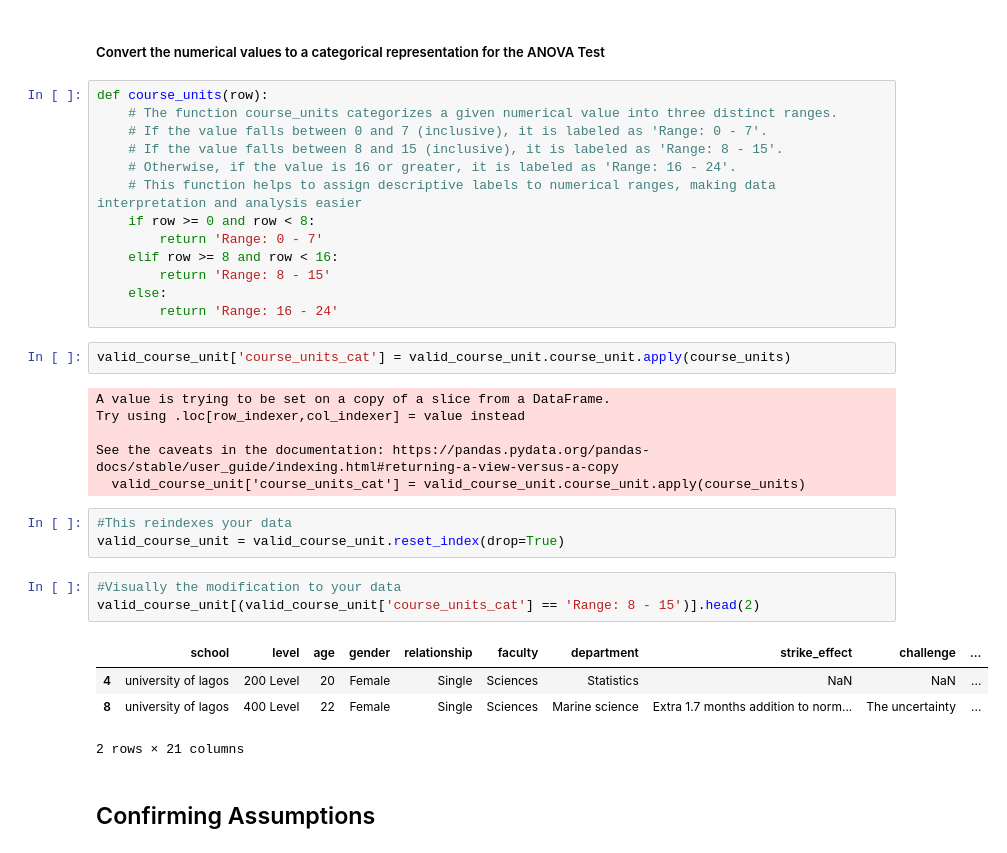
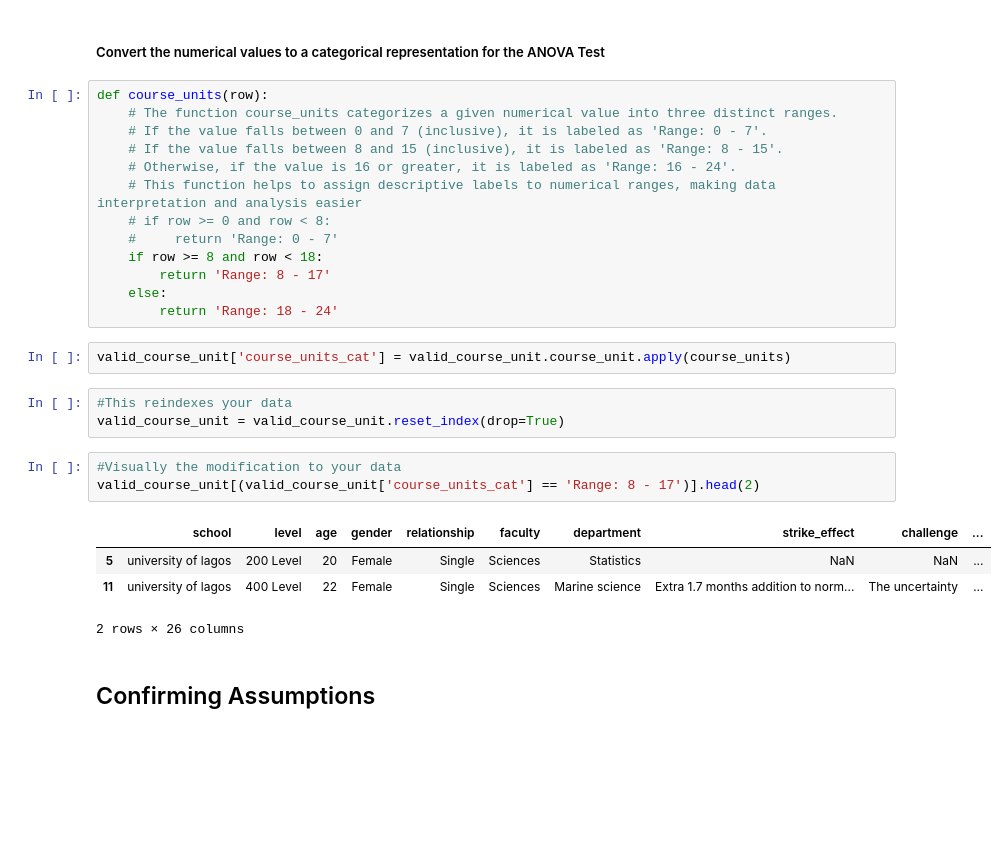
Before and after one commit to socratesjnr/asuu-strike-project, a Jupyter notebook: project-analysis/analysis/stat_analysis.ipynb, the cells around one changed output. Drawn from its saved outputs; the diff is of its cells as text; blank space fills up the shorter version.

```diff
--- a/project-analysis/analysis/stat_analysis.ipynb
+++ b/project-analysis/analysis/stat_analysis.ipynb
@@ -1346,31 +1361,25 @@ def course_units(row):
     # If the value falls between 8 and 15 (inclusive), it is labeled as 'Range: 8 - 15'.
     # Otherwise, if the value is 16 or greater, it is labeled as 'Range: 16 - 24'.
     # This function helps to assign descriptive labels to numerical ranges, making data interpretation and analysis easier
-    if row >= 0 and row < 8:
-        return 'Range: 0 - 7'
-    elif row >= 8 and row < 16:
-        return 'Range: 8 - 15'
+    # if row >= 0 and row < 8:
+    #     return 'Range: 0 - 7'
+    if row >= 8 and row < 18:
+        return 'Range: 8 - 17'
     else:
-        return 'Range: 16 - 24'
+        return 'Range: 18 - 24'
 # %%
 valid_course_unit['course_units_cat'] = valid_course_unit.course_unit.apply(course_units)
-# %% [output]
-A value is trying to be set on a copy of a slice from a DataFrame.
-Try using .loc[row_indexer,col_indexer] = value instead
-
-See the caveats in the documentation: https://pandas.pydata.org/pandas-docs/stable/user_guide/indexing.html#returning-a-view-versus-a-copy
-  valid_course_unit['course_units_cat'] = valid_course_unit.course_unit.apply(course_units)
 # %%
 #This reindexes your data
 valid_course_unit = valid_course_unit.reset_index(drop=True)
 # %%
 #Visually the modification to your data
-valid_course_unit[(valid_course_unit['course_units_cat'] == 'Range: 8 - 15')].head(2)
+valid_course_unit[(valid_course_unit['course_units_cat'] == 'Range: 8 - 17')].head(2)
 # %% [output]
 |  | school | level | age | gender | relationship | faculty | department | strike_effect | challenge | ... |
-| 4 | university of lagos | 200 Level | 20 | Female | Single | Sciences | Statistics | NaN | NaN | ... |
-| 8 | university of lagos | 400 Level | 22 | Female | Single | Sciences | Marine science | Extra 1.7 months addition to norm... | The uncertainty | ... |
+| 5 | university of lagos | 200 Level | 20 | Female | Single | Sciences | Statistics | NaN | NaN | ... |
+| 11 | university of lagos | 400 Level | 22 | Female | Single | Sciences | Marine science | Extra 1.7 months addition to norm... | The uncertainty | ... |
-2 rows × 21 columns
+2 rows × 26 columns
 # %% [markdown]
 ## Confirming Assumptions
 # %%
```
Also changed, not shown: parts of 35 cells of this notebook, 6 other files.
